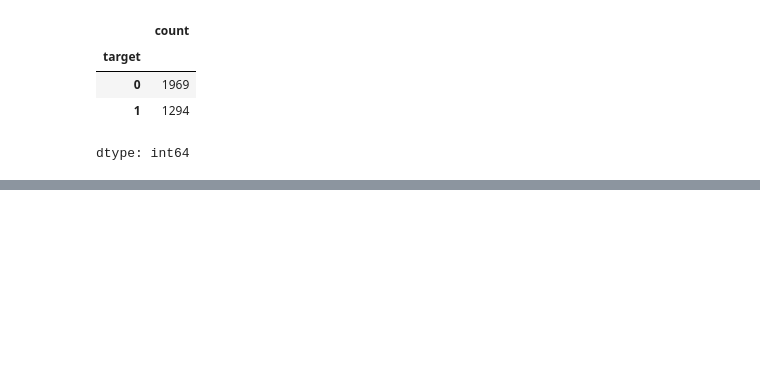
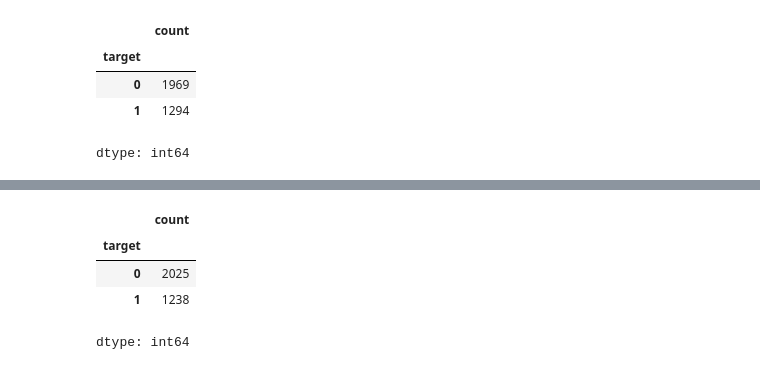
Before and after one commit to Jepees/NLP-with-Disaster-Tweets, a Jupyter notebook: Kaggle_Submission.ipynb, the cells around one changed output, grey strips where cells are left out. Saved outputs shown, nothing was run; the diff lists cells and outputs as text; code cells hidden in the pictures; blank space fills up the shorter version.

```diff
--- a/Kaggle_Submission.ipynb
+++ b/Kaggle_Submission.ipynb
@@ -462,0 +494,8 @@ dtype: int64
+# %%
+sub_NB['target'].value_counts()
+# %% [output]
+|  | count |
+| target |  |
+| 0 | 2025 |
+| 1 | 1238 |
+dtype: int64
```
Also changed, not shown: parts of 13 cells of this notebook.
